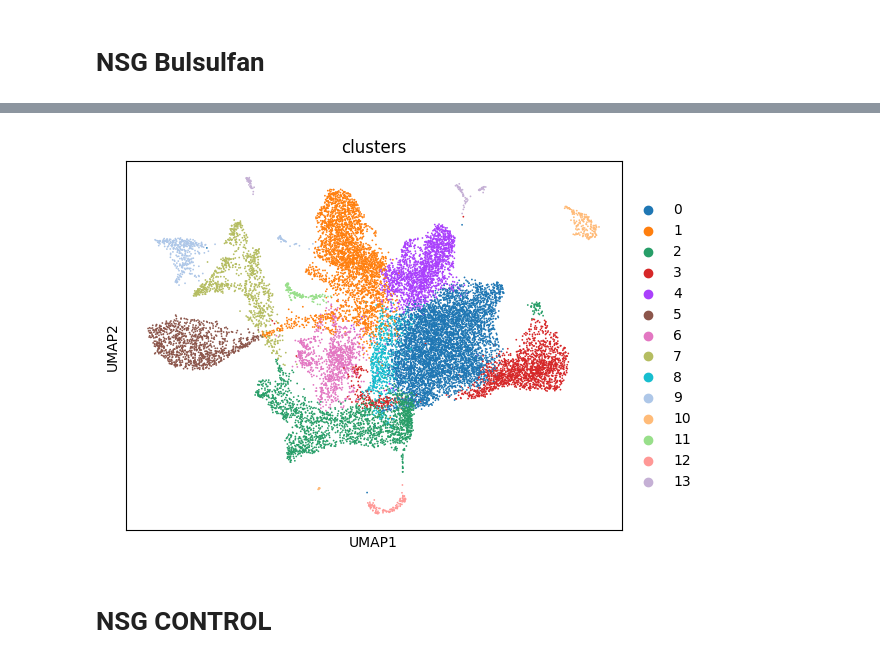
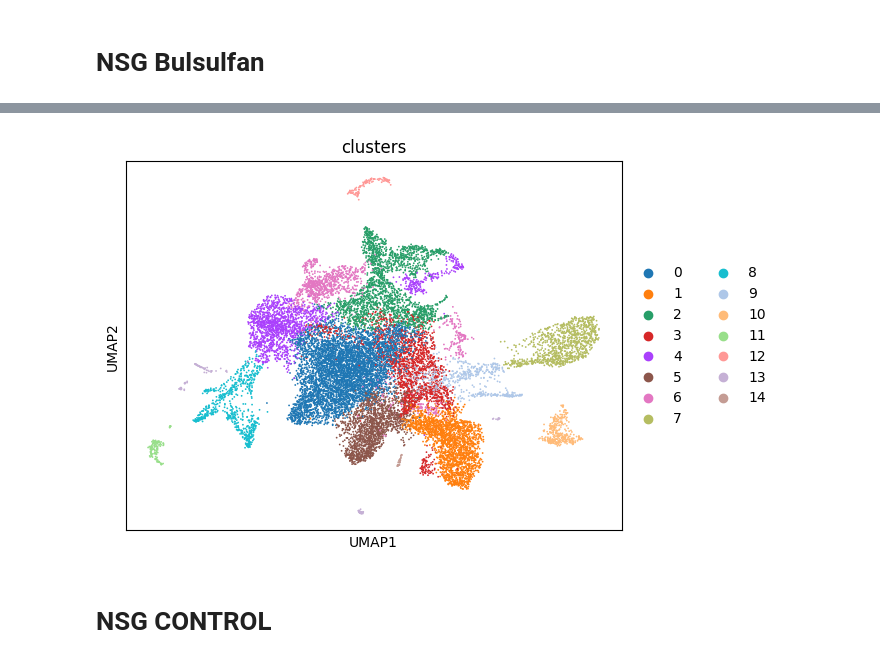
Before and after one commit to mushu-bytes/scRNAseq-benchmarking, a Jupyter notebook: integration_benchmarks.ipynb, the cells around one changed output, grey strips where cells are left out. Saved outputs shown, nothing was run; the diff lists cells and outputs as text; code cells hidden in the pictures.

```diff
--- a/integration_benchmarks.ipynb
+++ b/integration_benchmarks.ipynb
@@ -39,7 +31,7 @@ def integrate(datasets: list, method: str = "scanorama", key: str = "Trial", res
     will add additional parameters for normalization
     """
     dataset = ad.concat(datasets)
-    sc.pp.recipe_zheng17(dataset)
+    sc.pp.recipe_zheng17(dataset) # runs a predefined normalization process
     sc.pp.pca(dataset)
     if method == "scanorama":
         sce.pp.scanorama_integrate(dataset, key, verbose=1)
@@ -58,3 +50,4 @@ def integrate(datasets: list, method: str = "scanorama", key: str = "Trial", res
     sc.pl.umap(
         dataset, color=["clusters"], palette=sc.pl.palettes.default_20
     )
+    return dataset
@@ -61,3 +67,26 @@ def integrate(datasets: list, method: str = "scanorama", key: str = "Trial", res
+# %%
+def qc(dataset: AnnData) -> AnnData:
+    sc.pp.calculate_qc_metrics(dataset, inplace=True)
+    sc.pp.filter_cells(dataset, min_genes=100)
+    sc.pp.filter_genes(dataset, min_cells=3)
+    sc.pp.scrublet(dataset, batch_key="Trial")
+    return dataset[dataset.obs["predicted_doublet"] == False]
 # %% [markdown]
 # NSG Bulsulfan
+# %%
+nsg_bus_1_data = sc.read_10x_h5(nsg_bus_1)
+nsg_bus_2_data = sc.read_10x_h5(nsg_bus_2)
+nsg_bus_3_data = sc.read_10x_h5(nsg_bus_3)
+
+nsg_bus_1_data.obs["Trial"] = "1"
+nsg_bus_2_data.obs["Trial"] = "2"
+nsg_bus_3_data.obs["Trial"] = "3"
+
+nsg_bus_1_data.var_names_make_unique()
+nsg_bus_2_data.var_names_make_unique()
+nsg_bus_3_data.var_names_make_unique()
+
+nsg_bus_1_data = qc(nsg_bus_1_data)
+nsg_bus_2_data = qc(nsg_bus_2_data)
+nsg_bus_3_data = qc(nsg_bus_3_data)
 # %%
@@ -81,7 +116,7 @@ integrate([nsg_bus_1_data, nsg_bus_2_data, nsg_bus_3_data], method="harmony")
 # %%
-integrate([nsg_bus_1_data, nsg_bus_2_data, nsg_bus_3_data], method="merge")
+nsg_bus_merge = integrate([nsg_bus_1_data, nsg_bus_2_data, nsg_bus_3_data], method="merge")
 # %% [output]
-[figure, old version]
+[figure, new version]
 # %% [markdown]
 # NSG CONTROL
 # %%
```
Also changed, not shown: parts of 23 cells of this notebook.
